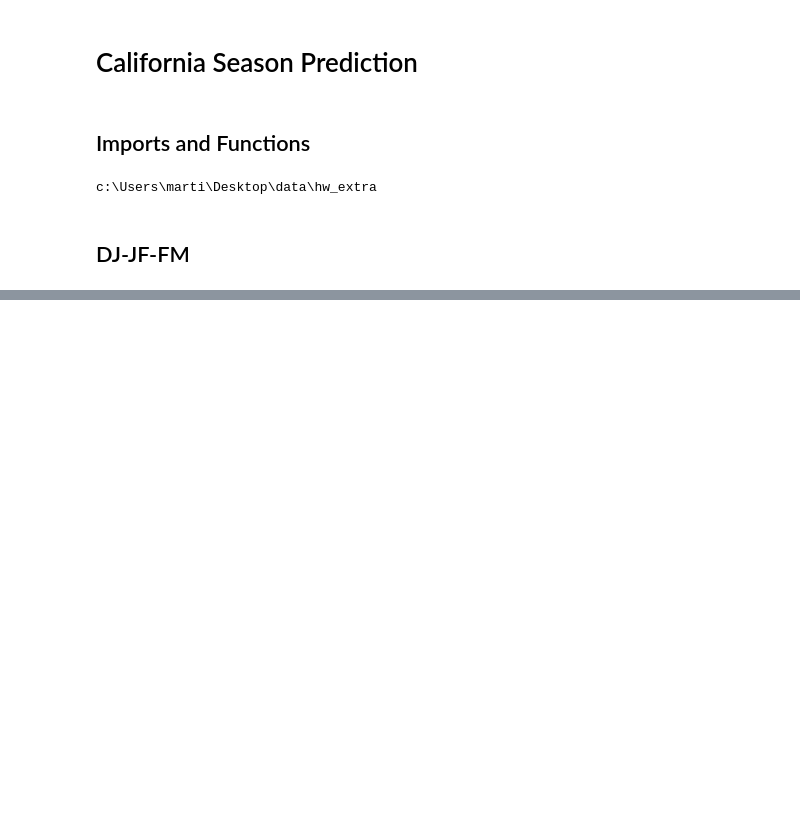
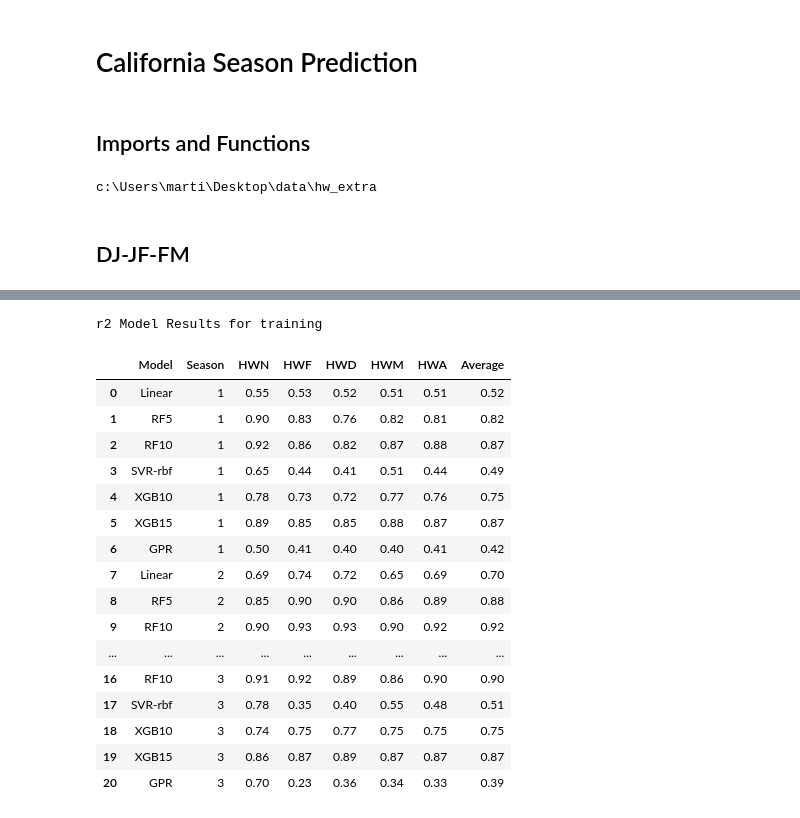
Before and after one commit to martinpavez/data, a Jupyter notebook: hw_extra/notebooks_prediction/from1972/California_season_prediction.ipynb, the cells around one changed output, grey strips where cells are left out. Saved outputs shown, nothing was run; the diff lists cells and outputs as text; code cells hidden in the pictures; blank space fills up the shorter version.

```diff
--- a/hw_extra/notebooks_prediction/from1972/California_season_prediction.ipynb
+++ b/hw_extra/notebooks_prediction/from1972/California_season_prediction.ipynb
@@ -436,0 +76,21 @@ R^2 Model Results in Training
+# %%
+experiment_1.plot_metrics("r2", "training", thresh=0.9)
+# %% [output]
+r2 Model Results for training
+|  | Model | Season | HWN | HWF | HWD | HWM | HWA | Average |
+| 0 | Linear | 1 | 0.55 | 0.53 | 0.52 | 0.51 | 0.51 | 0.52 |
+| 1 | RF5 | 1 | 0.90 | 0.83 | 0.76 | 0.82 | 0.81 | 0.82 |
+| 2 | RF10 | 1 | 0.92 | 0.86 | 0.82 | 0.87 | 0.88 | 0.87 |
+| 3 | SVR-rbf | 1 | 0.65 | 0.44 | 0.41 | 0.51 | 0.44 | 0.49 |
+| 4 | XGB10 | 1 | 0.78 | 0.73 | 0.72 | 0.77 | 0.76 | 0.75 |
+| 5 | XGB15 | 1 | 0.89 | 0.85 | 0.85 | 0.88 | 0.87 | 0.87 |
+| 6 | GPR | 1 | 0.50 | 0.41 | 0.40 | 0.40 | 0.41 | 0.42 |
+| 7 | Linear | 2 | 0.69 | 0.74 | 0.72 | 0.65 | 0.69 | 0.70 |
+| 8 | RF5 | 2 | 0.85 | 0.90 | 0.90 | 0.86 | 0.89 | 0.88 |
+| 9 | RF10 | 2 | 0.90 | 0.93 | 0.93 | 0.90 | 0.92 | 0.92 |
+| ... | ... | ... | ... | ... | ... | ... | ... | ... |
+| 16 | RF10 | 3 | 0.91 | 0.92 | 0.89 | 0.86 | 0.90 | 0.90 |
+| 17 | SVR-rbf | 3 | 0.78 | 0.35 | 0.40 | 0.55 | 0.48 | 0.51 |
+| 18 | XGB10 | 3 | 0.74 | 0.75 | 0.77 | 0.75 | 0.75 | 0.75 |
+| 19 | XGB15 | 3 | 0.86 | 0.87 | 0.89 | 0.87 | 0.87 | 0.87 |
+| 20 | GPR | 3 | 0.70 | 0.23 | 0.36 | 0.34 | 0.33 | 0.39 |
```
Also changed, not shown: parts of 75 cells of this notebook, 10 other files.
